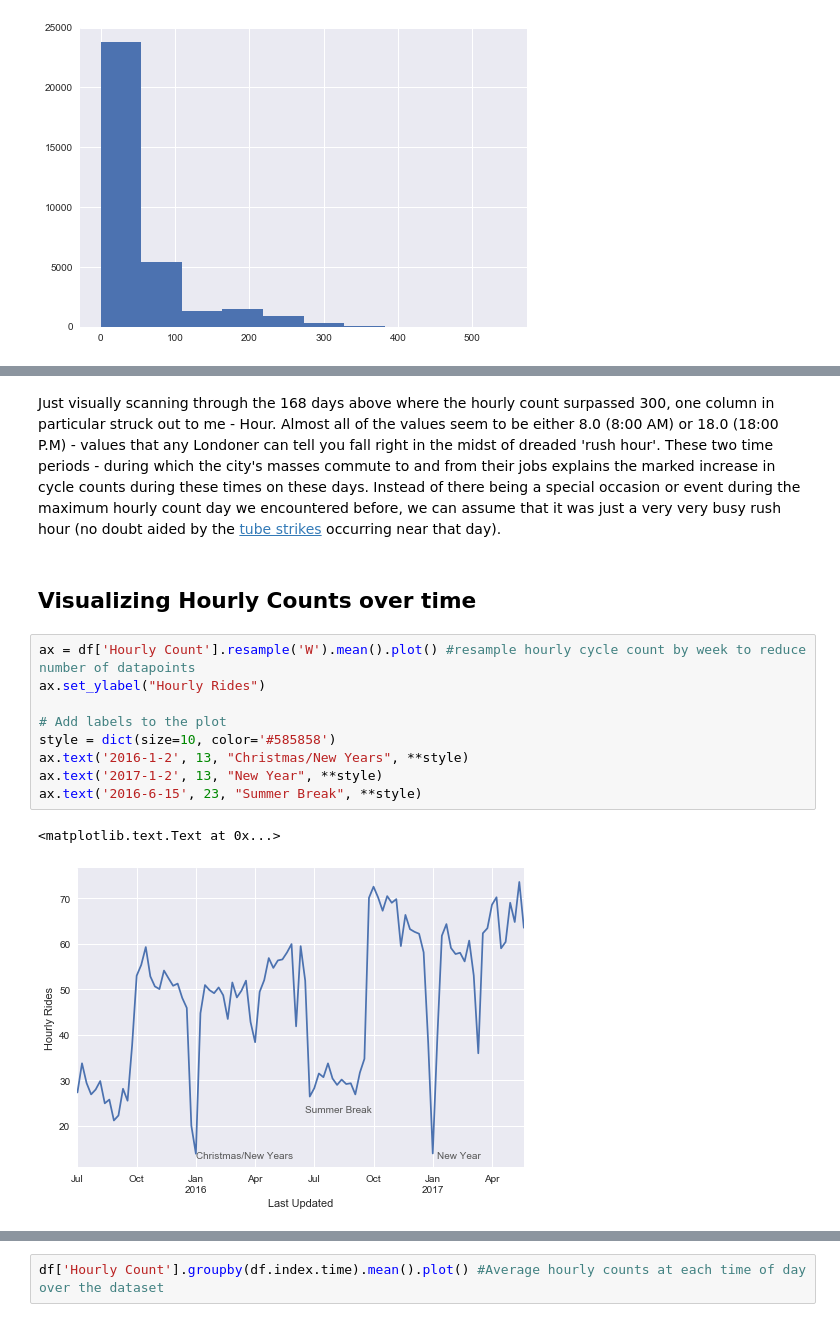
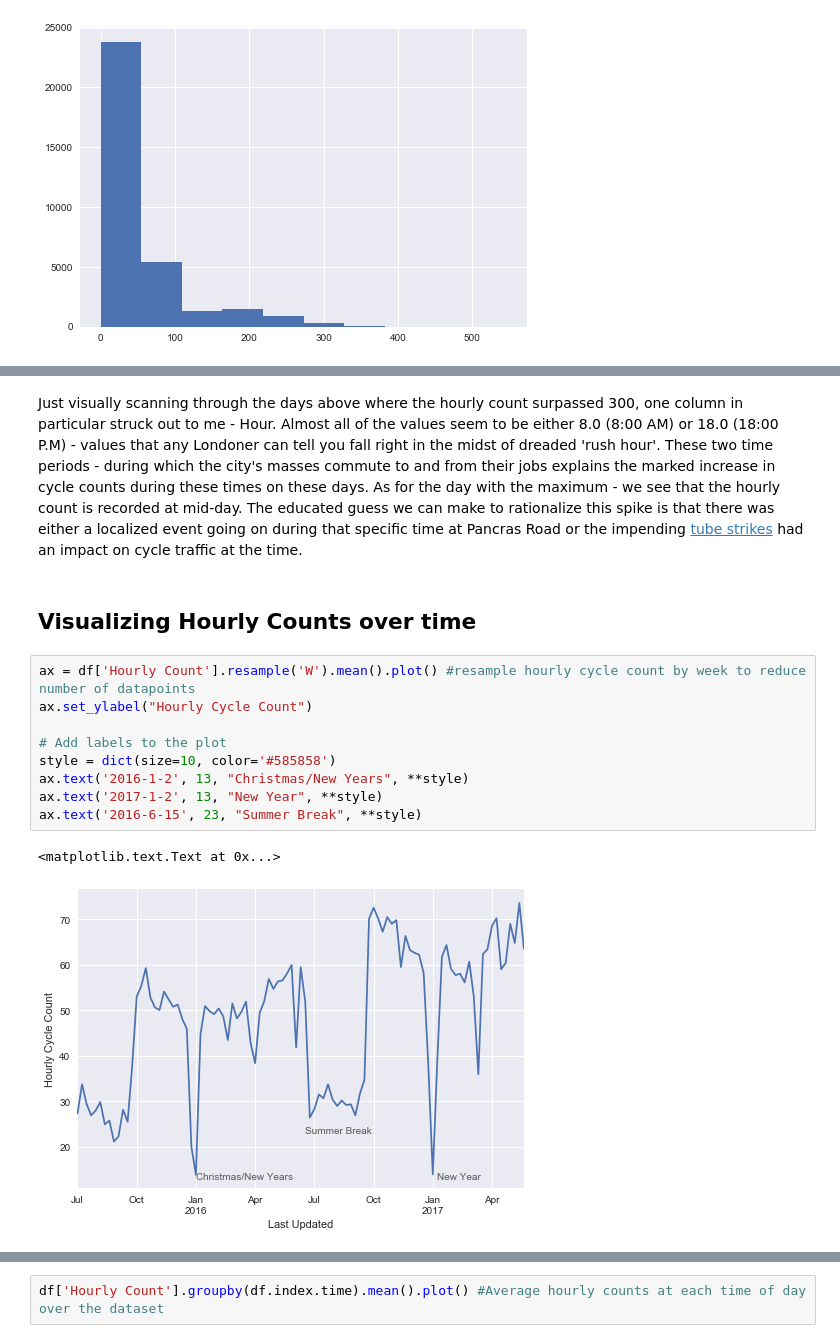
Before and after one commit to sidshekhar/CamdenCycleAnalysis, a Jupyter notebook: Camden Cycling Analysis.ipynb, the cells around one changed output, grey strips where cells are left out. Cells and saved outputs as stored; diff of their text form.

```diff
--- a/Camden Cycling Analysis.ipynb
+++ b/Camden Cycling Analysis.ipynb
@@ -108,16 +99,16 @@ df.loc[df['Hourly Count'] > 300] #See all rows in the dataset where the hourly c
 # %% [markdown]
-Just visually scanning through the 168 days above where the hourly count surpassed 300, one column in particular struck out to me - Hour. Almost all of the values seem to be either 8.0 (8:00 AM) or 18.0 (18:00 P.M) - values that any Londoner can tell you fall right in the midst of dreaded 'rush hour'. These two time periods - during which the city's masses commute to and from their jobs explains the marked increase in cycle counts during these times on these days. Instead of there being a special occasion or event during the maximum hourly count day we encountered before, we can assume that it was just a very very busy rush hour (no doubt aided by the [tube strikes](http://www.cityam.com/263239/another-tube-strike-has-been-set-7-may) occurring near that day).
+Just visually scanning through the days above where the hourly count surpassed 300, one column in particular struck out to me - Hour. Almost all of the values seem to be either 8.0 (8:00 AM) or 18.0 (18:00 P.M) - values that any Londoner can tell you fall right in the midst of dreaded 'rush hour'. These two time periods - during which the city's masses commute to and from their jobs explains the marked increase in cycle counts during these times on these days. As for the day with the maximum - we see that the hourly count is recorded at mid-day. The educated guess we can make to rationalize this  spike is that there was either a localized event going on during that specific time at Pancras Road or the impending [tube strikes](http://www.cityam.com/263239/another-tube-strike-has-been-set-7-may) had an impact on cycle traffic at the time.
 # %% [markdown]
 ## Visualizing Hourly Counts over time
 # %%
 ax = df['Hourly Count'].resample('W').mean().plot() #resample hourly cycle count by week to reduce number of datapoints
-ax.set_ylabel("Hourly Rides")
+ax.set_ylabel("Hourly Cycle Count")
 
 # Add labels to the plot
 style = dict(size=10, color='#585858')
 ax.text('2016-1-2', 13, "Christmas/New Years", **style)
 ax.text('2017-1-2', 13, "New Year", **style)
 ax.text('2016-6-15', 23, "Summer Break", **style)
 # %% [output]
 <matplotlib.text.Text at 0x...>
-[figure, old version]
+[figure, new version]
```
Also changed, not shown: parts of 18 cells of this notebook.
